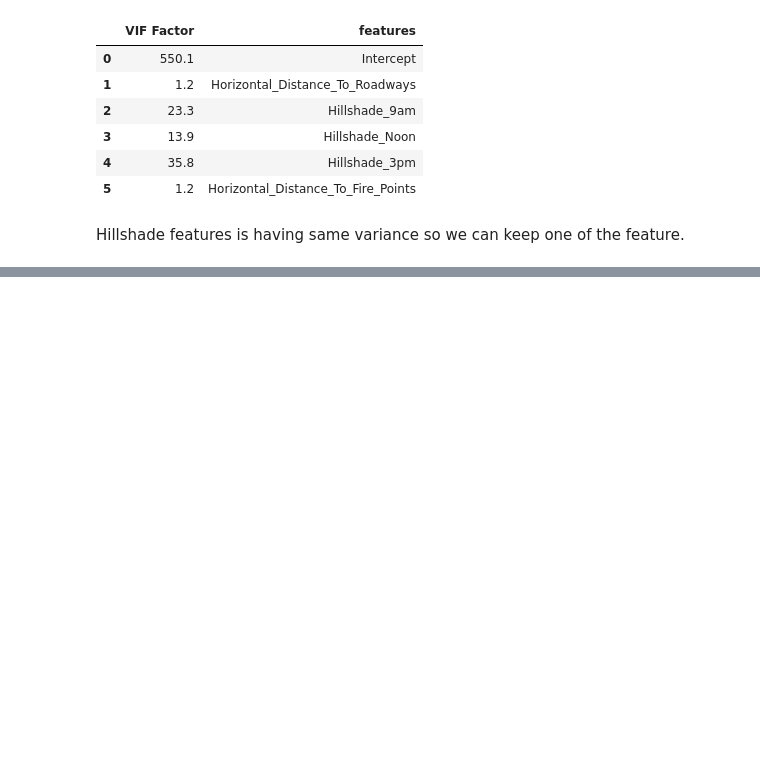
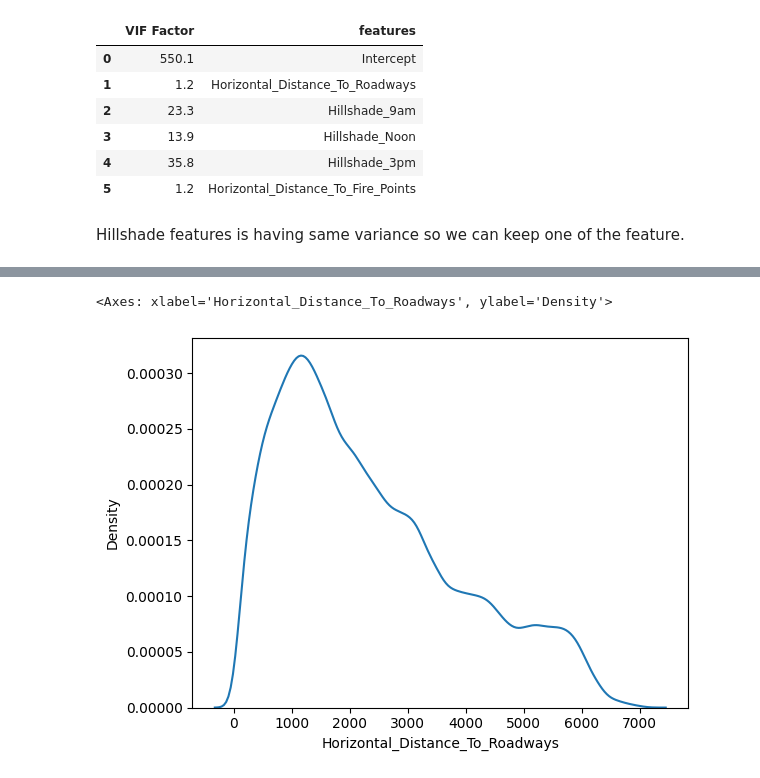
Before and after one commit to akhil97/Final-Project-Group7, a Jupyter notebook: Yashwant/Forest_Cover_prediction.ipynb, the cells around one changed output, grey strips where cells are left out. Drawn from its saved outputs; the diff is of its cells as text; code cells hidden in the pictures; blank space fills up the shorter version.

```diff
--- a/Yashwant/Forest_Cover_prediction.ipynb
+++ b/Yashwant/Forest_Cover_prediction.ipynb
@@ -11,4 +12,4 @@ from patsy import dmatrices
 import statsmodels.api as sm
 from statsmodels.stats.outliers_influence import variance_inflation_factor
 # %%
-df = pd.read_csv('/content/Covertype.csv')
+df = pd.read_csv('/content/drive/MyDrive/Covertype.csv')
@@ -184,0 +214,2 @@ Hillshade features is having same variance so we can keep one of the feature.
+# %%
+df[['Inceptisols','Mollisols','Spodosols','Alfisols','Entisols','Unknown','Histosols']] = 0
@@ -184,0 +618,5 @@ Hillshade features is having same variance so we can keep one of the feature.
+# %%
+sns.kdeplot(df['Horizontal_Distance_To_Roadways'])
+# %% [output]
+<Axes: xlabel='Horizontal_Distance_To_Roadways', ylabel='Density'>
+[figure, added]
```
Also changed, not shown: parts of 59 cells of this notebook.
